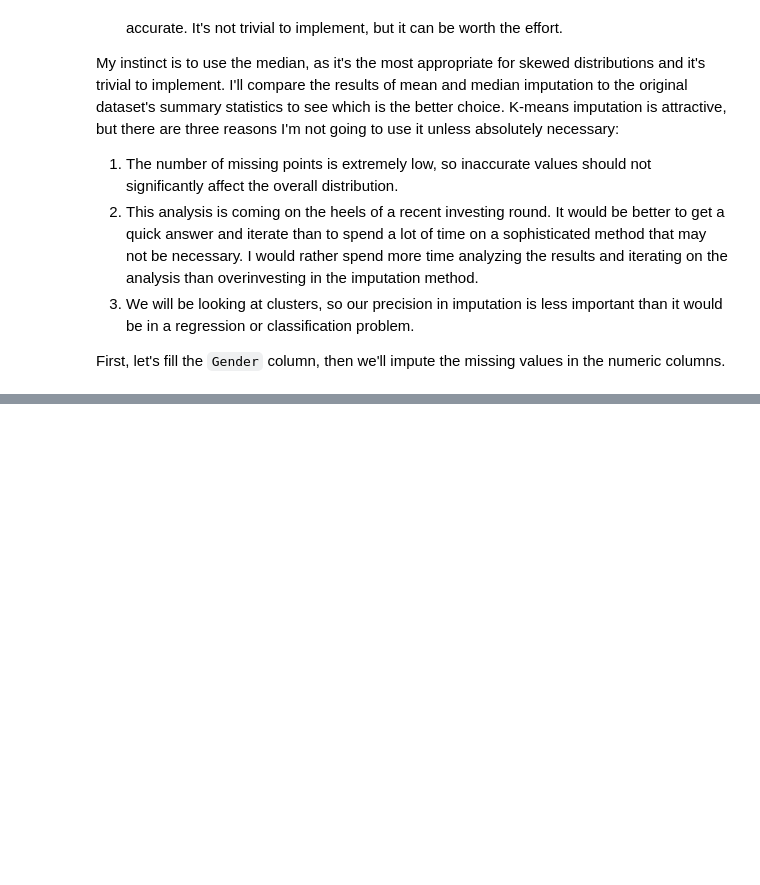
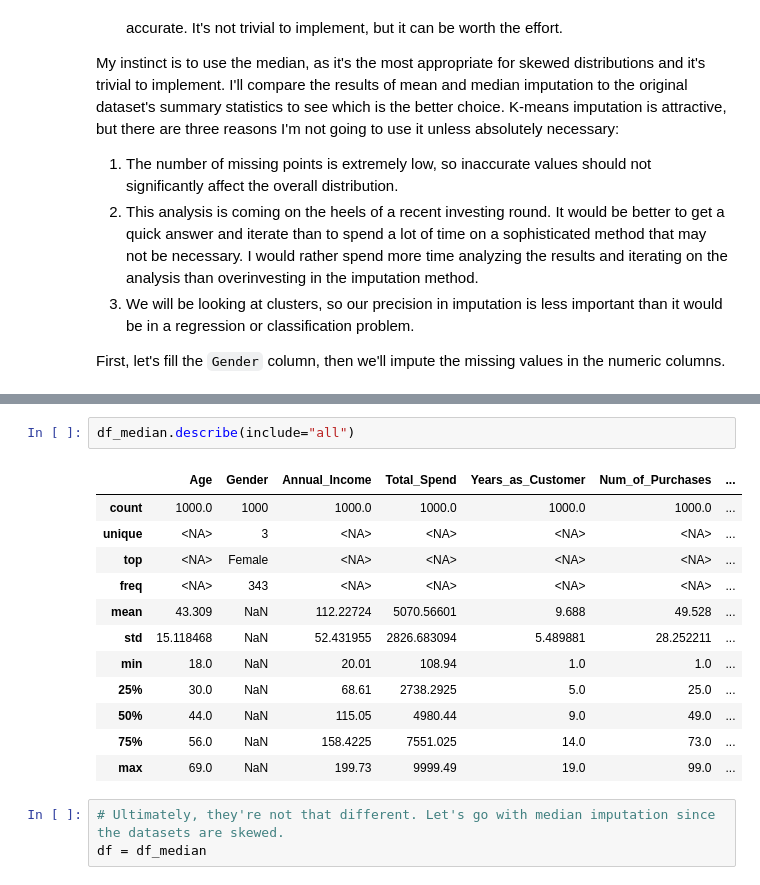
Before and after one commit to tacotuesday/most-valuable-customers, a Jupyter notebook: notebooks/most-valuable-customers.ipynb, the cells around one changed output, grey strips where cells are left out. Drawn from its saved outputs; the diff is of its cells as text; blank space fills up the shorter version.

```diff
--- a/notebooks/most-valuable-customers.ipynb
+++ b/notebooks/most-valuable-customers.ipynb
@@ -288,0 +319,18 @@ UnboundLocalError: cannot access local variable 'mean_value' where it is not ass
+# %%
+df_median.describe(include="all")
+# %% [output]
+|  | Age | Gender | Annual_Income | Total_Spend | Years_as_Customer | Num_of_Purchases | ... |
+| count | 1000.0 | 1000 | 1000.0 | 1000.0 | 1000.0 | 1000.0 | ... |
+| unique | <NA> | 3 | <NA> | <NA> | <NA> | <NA> | ... |
+| top | <NA> | Female | <NA> | <NA> | <NA> | <NA> | ... |
+| freq | <NA> | 343 | <NA> | <NA> | <NA> | <NA> | ... |
+| mean | 43.309 | NaN | 112.22724 | 5070.56601 | 9.688 | 49.528 | ... |
+| std | 15.118468 | NaN | 52.431955 | 2826.683094 | 5.489881 | 28.252211 | ... |
+| min | 18.0 | NaN | 20.01 | 108.94 | 1.0 | 1.0 | ... |
+| 25% | 30.0 | NaN | 68.61 | 2738.2925 | 5.0 | 25.0 | ... |
+| 50% | 44.0 | NaN | 115.05 | 4980.44 | 9.0 | 49.0 | ... |
+| 75% | 56.0 | NaN | 158.4225 | 7551.025 | 14.0 | 73.0 | ... |
+| max | 69.0 | NaN | 199.73 | 9999.49 | 19.0 | 99.0 | ... |
+# %%
+# Ultimately, they're not that different. Let's go with median imputation since the datasets are skewed.
+df = df_median
```
Also changed, not shown: parts of 14 cells of this notebook.
